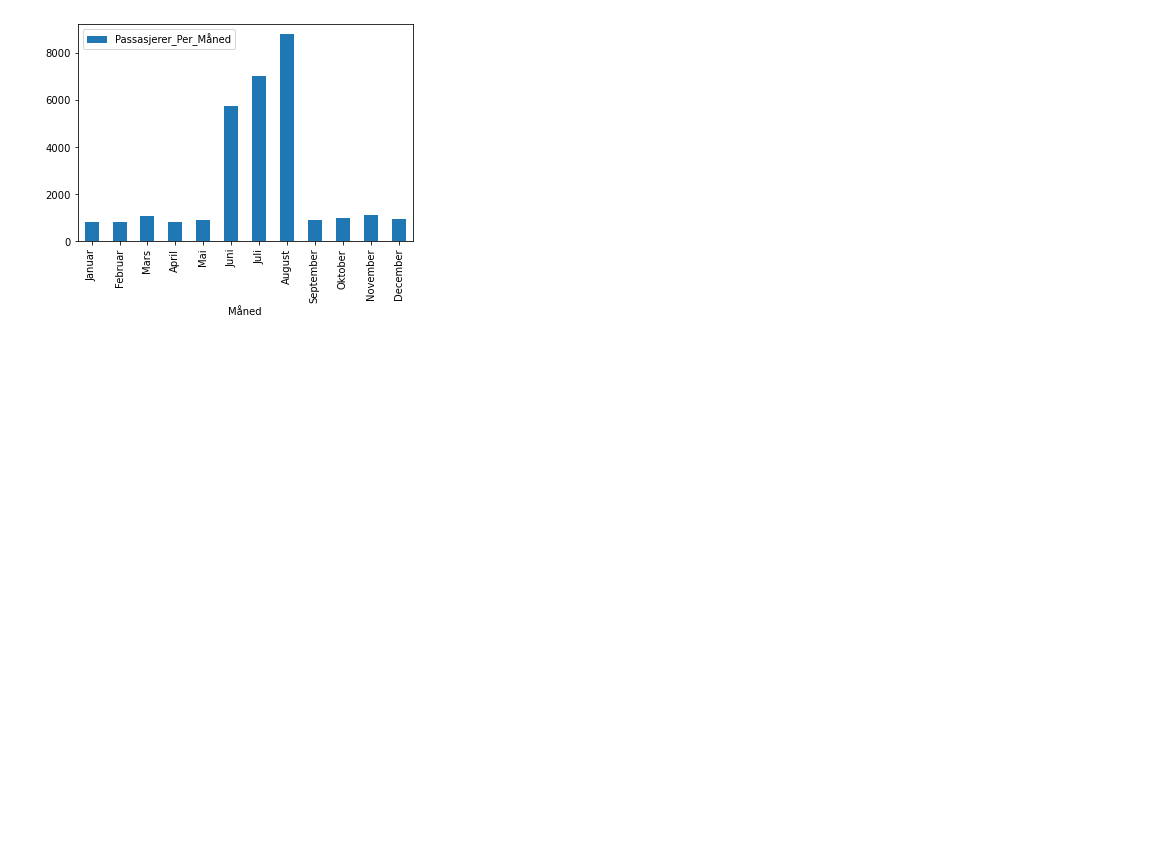
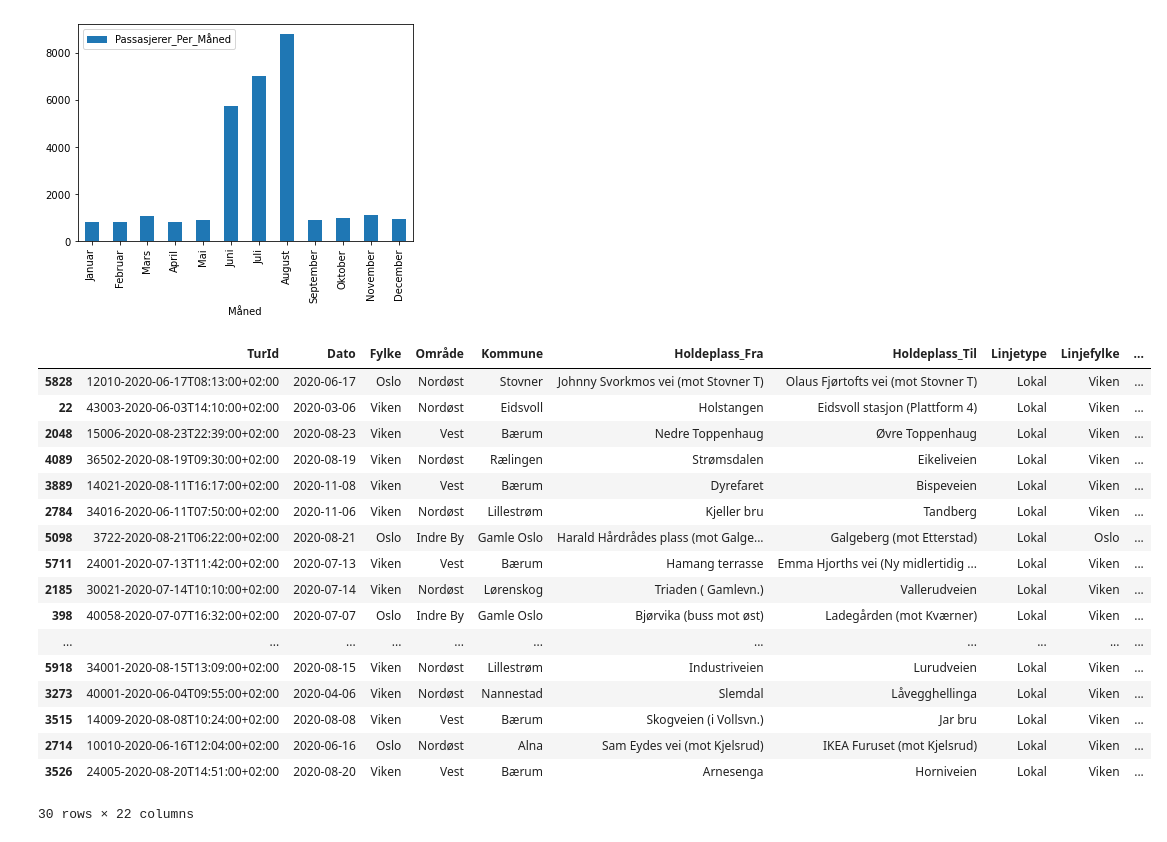
Before and after one commit to tomaloki/Assignment1_DAVE3625, a Jupyter notebook: notebook/Assignment1 - Feature Engineering and Data Labeling.ipynb, the cells around one changed output. Saved outputs shown, nothing was run; the diff lists cells and outputs as text; code cells hidden in the pictures; blank space fills up the shorter version.

```diff
--- a/notebook/Assignment1 - Feature Engineering and Data Labeling.ipynb
+++ b/notebook/Assignment1 - Feature Engineering and Data Labeling.ipynb
@@ -272,9 +272,28 @@ plt.show()
 # %%
 #Får du plass på bussen? (klokkeslett)
 # Kjøretøy_Kapasitet Passasjerer_Ombord
 
 df['PlassPåBussen'] =  df['Passasjerer_Ombord'] < df['Kjøretøy_Kapasitet']
 
 if True:
-    df['PlassPåBussen'] = (df['Kjøretøy_Kapasitet'] - df['Passasjerer_Ombord']).astype(str)+" plass igjen"
+    df['PlassPåBussen'] = (df['Kjøretøy_Kapasitet'] - df['Passasjerer_Ombord']).astype(str)+" plasser igjen"
 df.sample(30)
+# %% [output]
+|  | TurId | Dato | Fylke | Område | Kommune | Holdeplass_Fra | Holdeplass_Til | Linjetype | Linjefylke | ... |
+| 5828 | 12010-2020-06-17T08:13:00+02:00 | 2020-06-17 | Oslo | Nordøst | Stovner | Johnny Svorkmos vei (mot Stovner T) | Olaus Fjørtofts vei (mot Stovner T) | Lokal | Viken | ... |
+| 22 | 43003-2020-06-03T14:10:00+02:00 | 2020-03-06 | Viken | Nordøst | Eidsvoll | Holstangen | Eidsvoll stasjon (Plattform 4) | Lokal | Viken | ... |
+| 2048 | 15006-2020-08-23T22:39:00+02:00 | 2020-08-23 | Viken | Vest | Bærum | Nedre Toppenhaug | Øvre Toppenhaug | Lokal | Viken | ... |
+| 4089 | 36502-2020-08-19T09:30:00+02:00 | 2020-08-19 | Viken | Nordøst | Rælingen | Strømsdalen | Eikeliveien | Lokal | Viken | ... |
+| 3889 | 14021-2020-08-11T16:17:00+02:00 | 2020-11-08 | Viken | Vest | Bærum | Dyrefaret | Bispeveien | Lokal | Viken | ... |
+| 2784 | 34016-2020-06-11T07:50:00+02:00 | 2020-11-06 | Viken | Nordøst | Lillestrøm | Kjeller bru | Tandberg | Lokal | Viken | ... |
+| 5098 | 3722-2020-08-21T06:22:00+02:00 | 2020-08-21 | Oslo | Indre By | Gamle Oslo | Harald Hårdrådes plass (mot Galge... | Galgeberg (mot Etterstad) | Lokal | Oslo | ... |
+| 5711 | 24001-2020-07-13T11:42:00+02:00 | 2020-07-13 | Viken | Vest | Bærum | Hamang terrasse | Emma Hjorths vei (Ny midlertidig ... | Lokal | Viken | ... |
+| 2185 | 30021-2020-07-14T10:10:00+02:00 | 2020-07-14 | Viken | Nordøst | Lørenskog | Triaden ( Gamlevn.) | Vallerudveien | Lokal | Viken | ... |
+| 398 | 40058-2020-07-07T16:32:00+02:00 | 2020-07-07 | Oslo | Indre By | Gamle Oslo | Bjørvika (buss mot øst) | Ladegården (mot Kværner) | Lokal | Viken | ... |
+| ... | ... | ... | ... | ... | ... | ... | ... | ... | ... | ... |
+| 5918 | 34001-2020-08-15T13:09:00+02:00 | 2020-08-15 | Viken | Nordøst | Lillestrøm | Industriveien | Lurudveien | Lokal | Viken | ... |
+| 3273 | 40001-2020-06-04T09:55:00+02:00 | 2020-04-06 | Viken | Nordøst | Nannestad | Slemdal | Låvegghellinga | Lokal | Viken | ... |
+| 3515 | 14009-2020-08-08T10:24:00+02:00 | 2020-08-08 | Viken | Vest | Bærum | Skogveien (i Vollsvn.) | Jar bru | Lokal | Viken | ... |
+| 2714 | 10010-2020-06-16T12:04:00+02:00 | 2020-06-16 | Oslo | Nordøst | Alna | Sam Eydes vei (mot Kjelsrud) | IKEA Furuset (mot Kjelsrud) | Lokal | Viken | ... |
+| 3526 | 24005-2020-08-20T14:51:00+02:00 | 2020-08-20 | Viken | Vest | Bærum | Arnesenga | Horniveien | Lokal | Viken | ... |
+30 rows × 22 columns
```
